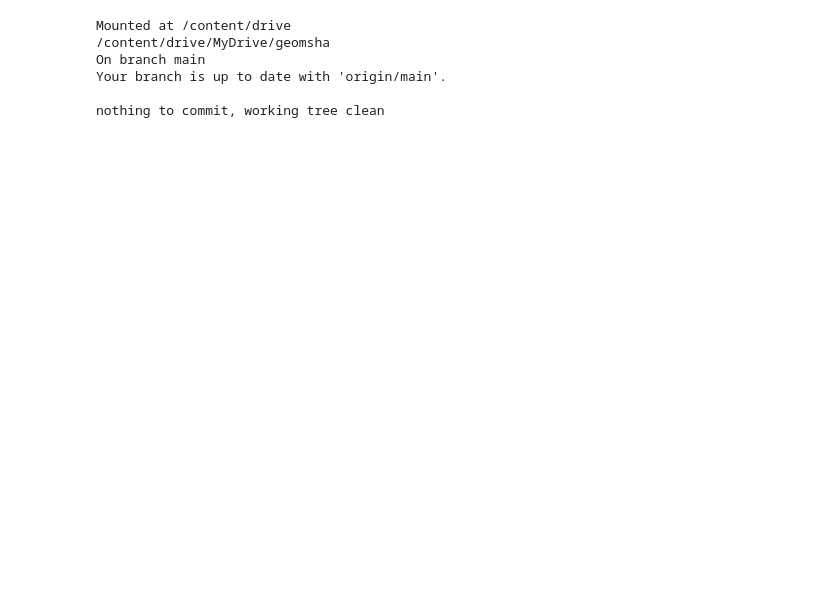
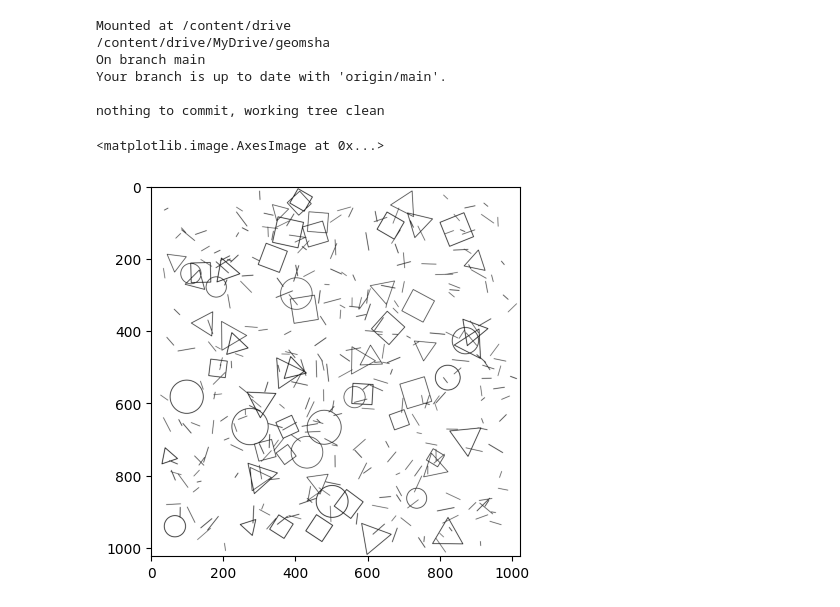
Before and after one commit to jkcas22/shape-recognition, a Jupyter notebook: data.ipynb, the cells around one changed output. Drawn from its saved outputs; the diff is of its cells as text; code cells hidden in the pictures; blank space fills up the shorter version.

```diff
--- a/data.ipynb
+++ b/data.ipynb
@@ -65 +71,13 @@ labels = loaded['labels']
+# %%
+image=images[0]
+
+fig = plt.figure(figsize=(image.shape[1],image.shape[0]),dpi=1)
+fig.figimage(image, cmap='gray')
+fig.savefig('data/tmp_image.png')
+plt.close()
+
+plt.imshow(mpimg.imread('data/tmp_image.png'))
+# %% [output]
+<matplotlib.image.AxesImage at 0x...>
+[figure, added]
 # %%
```
Also changed, not shown: parts of 5 cells of this notebook.
